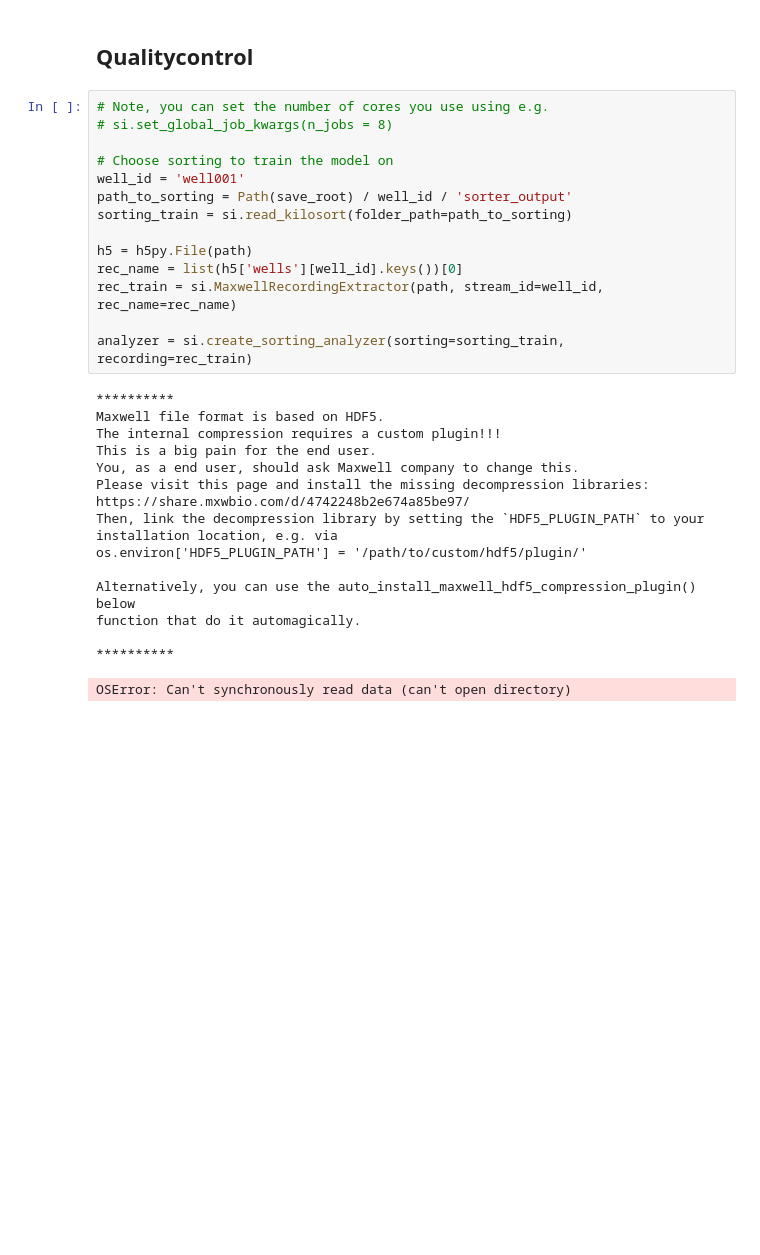
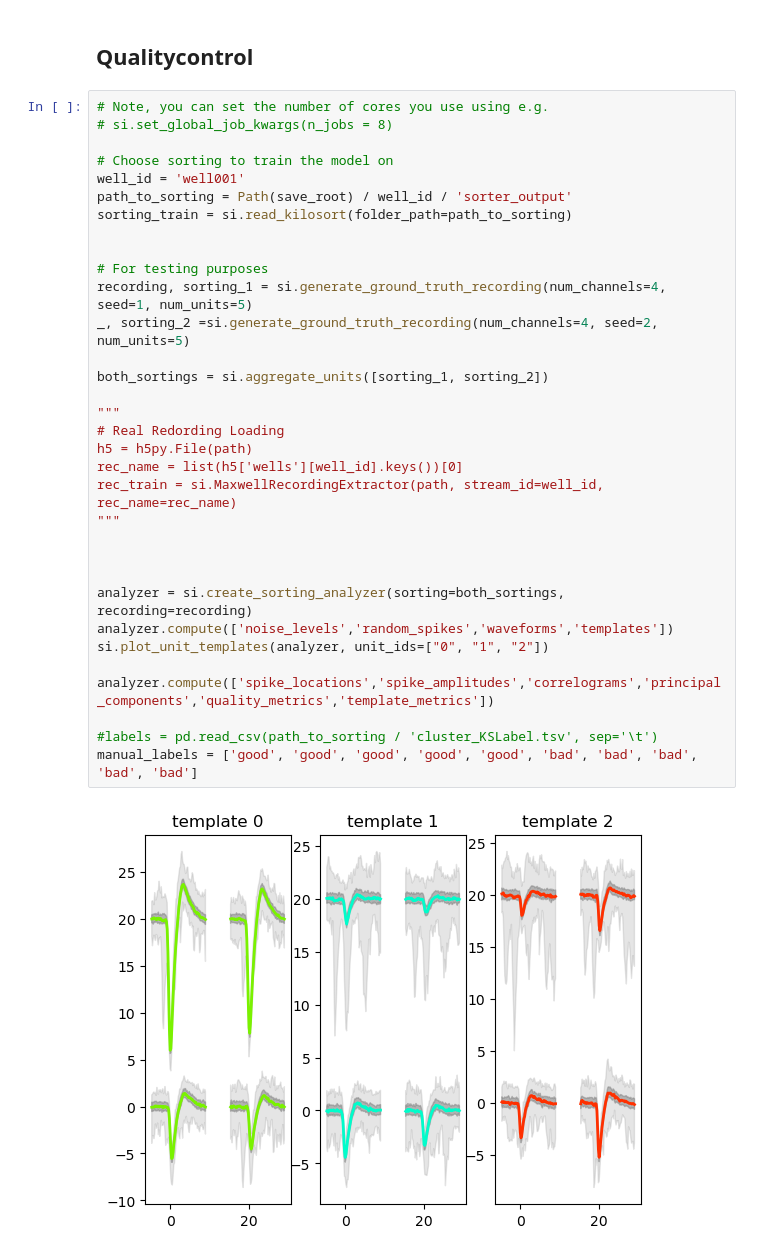
Before and after one commit to EHefti/DPQC, a Jupyter notebook: DPQC_Pipeline.ipynb, the cells around one changed output. Cells and saved outputs as stored; diff of their text form; blank space fills up the shorter version.

Commit message:
Model training and asessment

```diff
--- a/DPQC_Pipeline.ipynb
+++ b/DPQC_Pipeline.ipynb
@@ -143,32 +150,36 @@ DURATION: 1800.02 s -- NUM. CHANNELS: 998
 # %%
 # Note, you can set the number of cores you use using e.g.
 # si.set_global_job_kwargs(n_jobs = 8)
 
 # Choose sorting to train the model on
 well_id = 'well001'
 path_to_sorting = Path(save_root) / well_id / 'sorter_output'
 sorting_train = si.read_kilosort(folder_path=path_to_sorting)
 
+
+# For testing purposes
+recording, sorting_1 = si.generate_ground_truth_recording(num_channels=4, seed=1, num_units=5)
+_, sorting_2 =si.generate_ground_truth_recording(num_channels=4, seed=2, num_units=5)
+
+both_sortings = si.aggregate_units([sorting_1, sorting_2])
+
+"""
+# Real Redording Loading
 h5 = h5py.File(path)
 rec_name = list(h5['wells'][well_id].keys())[0]
 rec_train = si.MaxwellRecordingExtractor(path, stream_id=well_id, rec_name=rec_name)
+"""
 
-analyzer = si.create_sorting_analyzer(sorting=sorting_train, recording=rec_train)
+
+
+analyzer = si.create_sorting_analyzer(sorting=both_sortings, recording=recording)
+analyzer.compute(['noise_levels','random_spikes','waveforms','templates'])
+si.plot_unit_templates(analyzer, unit_ids=["0", "1", "2"])
+
+analyzer.compute(['spike_locations','spike_amplitudes','correlograms','principal_components','quality_metrics','template_metrics'])
+
+#labels = pd.read_csv(path_to_sorting / 'cluster_KSLabel.tsv', sep='\t')
+manual_labels = ['good', 'good', 'good', 'good', 'good', 'bad', 'bad', 'bad', 'bad', 'bad']
 # %% [output]
-**********
-Maxwell file format is based on HDF5.
-The internal compression requires a custom plugin!!!
-This is a big pain for the end user.
-You, as a end user, should ask Maxwell company to change this.
-Please visit this page and install the missing decompression libraries:
-https://share.mxwbio.com/d/4742248b2e674a85be97/
-Then, link the decompression library by setting the `HDF5_PLUGIN_PATH` to your
-installation location, e.g. via
-os.environ['HDF5_PLUGIN_PATH'] = '/path/to/custom/hdf5/plugin/'
-
-Alternatively, you can use the auto_install_maxwell_hdf5_compression_plugin() below
-function that do it automagically.
-
-**********
-OSError: Can't synchronously read data (can't open directory)
+[figure, added]
 # %%
```
Also changed, not shown: parts of 5 cells of this notebook, 5 other files.
